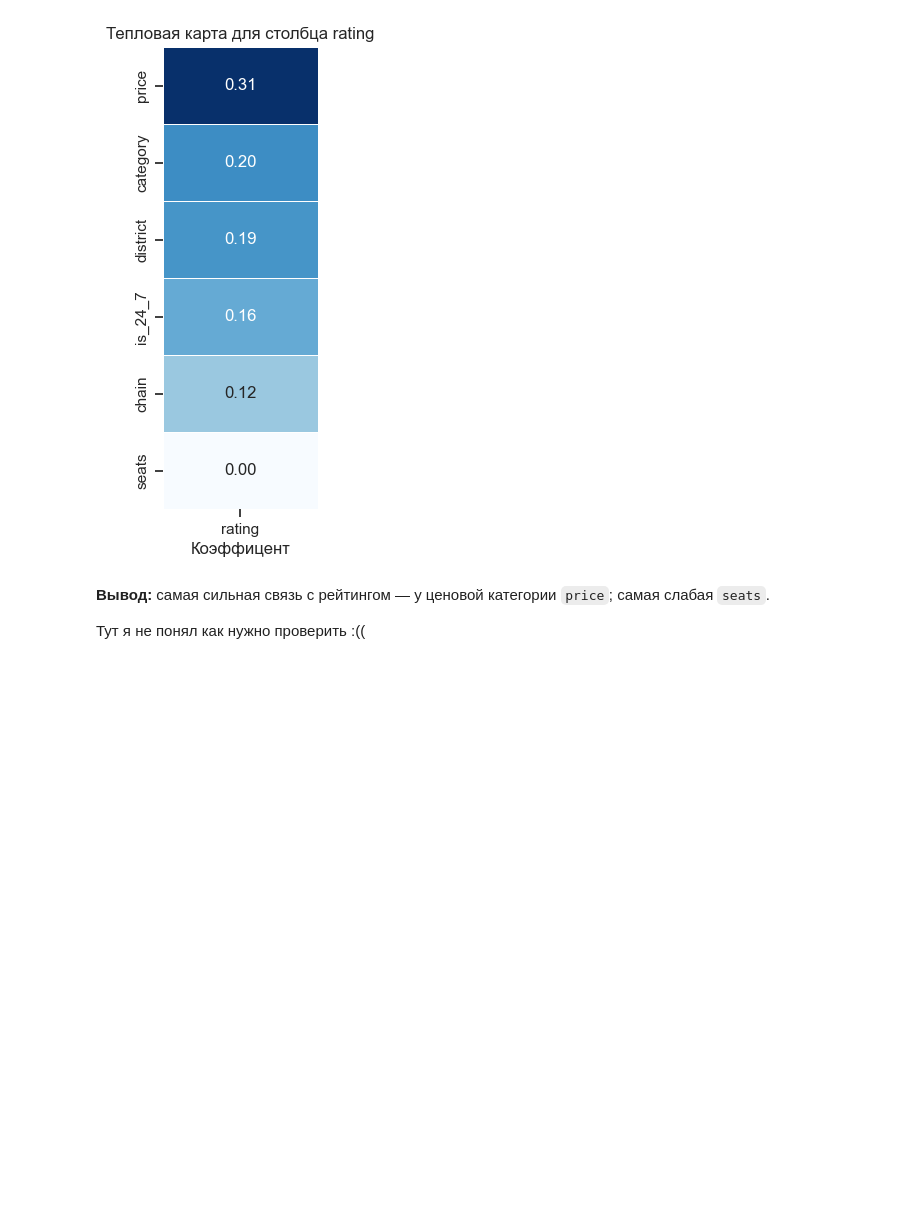
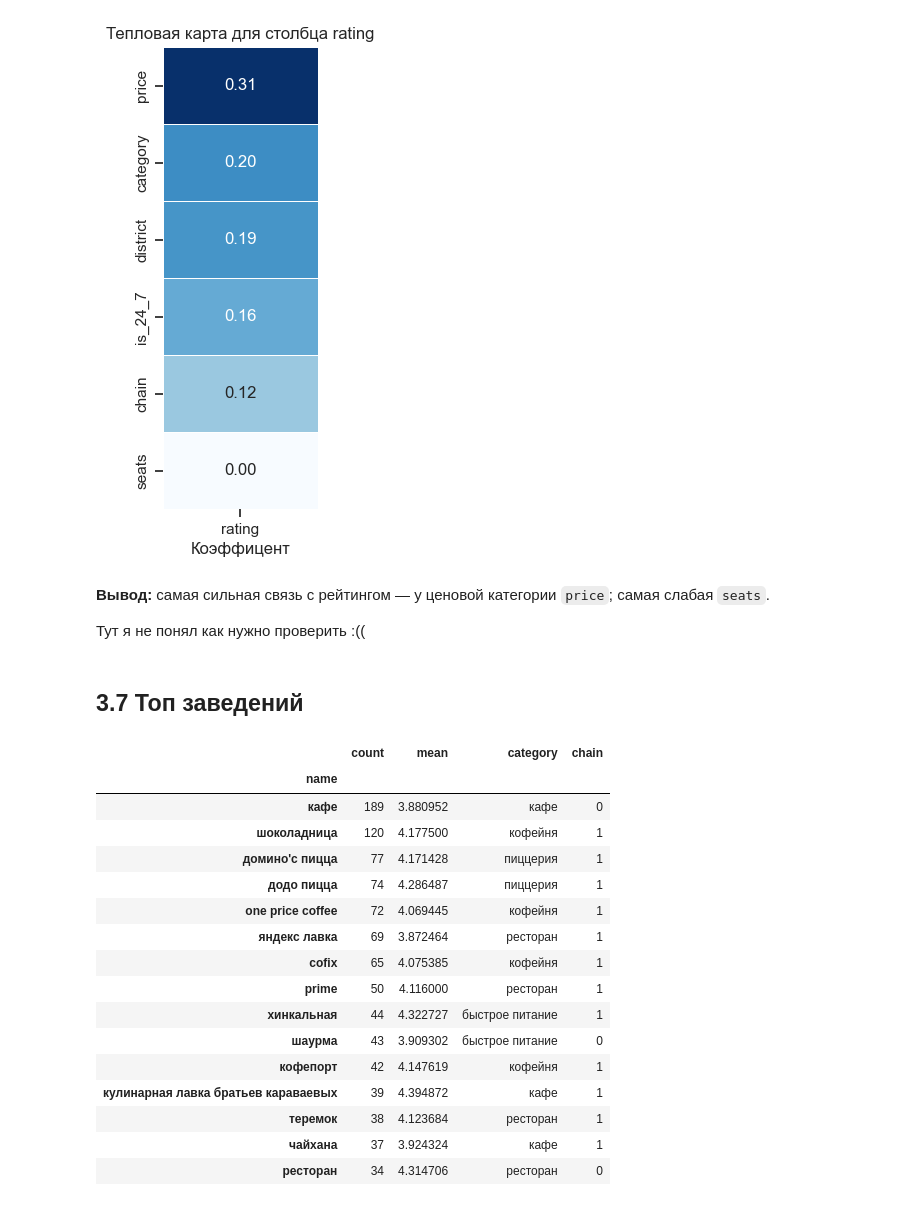
Before and after one commit to CAH0/Moscow_catering_market_research, a Jupyter notebook: File_analitics.ipynb, the cells around one changed output. Drawn from its saved outputs; the diff is of its cells as text; code cells hidden in the pictures; blank space fills up the shorter version.

```diff
--- a/File_analitics.ipynb
+++ b/File_analitics.ipynb
@@ -655,3 +655,31 @@ plt.show()
 
 
 Тут я не понял как нужно проверить :((
+# %% [markdown]
+## 3.7 Топ заведений
+# %%
+mass =df.groupby('name').agg(
+    count=('rating', 'count'),
+    mean=('rating', 'mean'),
+    category=('category', 'first'),
+    chain = ('chain', 'max')
+).sort_values('count', ascending=False).head(15)
+display(mass)
+# %% [output]
+|  | count | mean | category | chain |
+| name |  |  |  |  |
+| кафе | 189 | 3.880952 | кафе | 0 |
+| шоколадница | 120 | 4.177500 | кофейня | 1 |
+| домино'с пицца | 77 | 4.171428 | пиццерия | 1 |
+| додо пицца | 74 | 4.286487 | пиццерия | 1 |
+| one price coffee | 72 | 4.069445 | кофейня | 1 |
+| яндекс лавка | 69 | 3.872464 | ресторан | 1 |
+| cofix | 65 | 4.075385 | кофейня | 1 |
+| prime | 50 | 4.116000 | ресторан | 1 |
+| хинкальная | 44 | 4.322727 | быстрое питание | 1 |
+| шаурма | 43 | 3.909302 | быстрое питание | 0 |
+| кофепорт | 42 | 4.147619 | кофейня | 1 |
+| кулинарная лавка братьев караваевых | 39 | 4.394872 | кафе | 1 |
+| теремок | 38 | 4.123684 | ресторан | 1 |
+| чайхана | 37 | 3.924324 | кафе | 1 |
+| ресторан | 34 | 4.314706 | ресторан | 0 |
```
Also changed, not shown: parts of 4 cells of this notebook.
